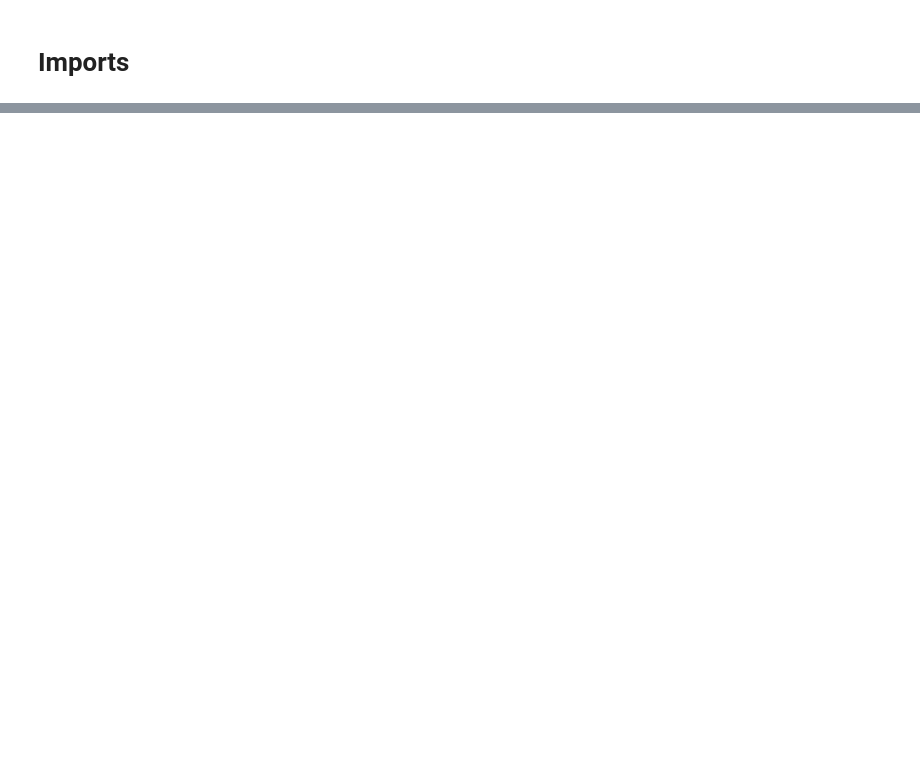
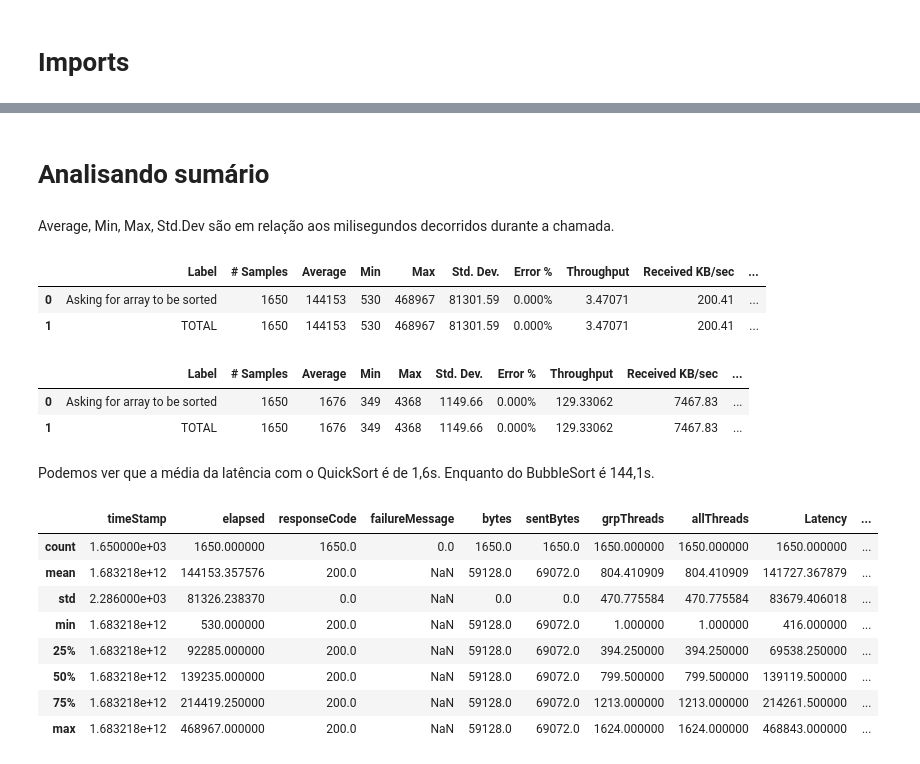
Before and after one commit to joaovictorsl/StressTestingExample, a Jupyter notebook: plots/main.ipynb, the cells around one changed output, grey strips where cells are left out. Saved outputs shown, nothing was run; the diff lists cells and outputs as text; code cells hidden in the pictures; blank space fills up the shorter version.

```diff
--- a/plots/main.ipynb
+++ b/plots/main.ipynb
@@ -34,0 +19,30 @@ Here we'll take look at the allThreads and elapsed columns.
+# %% [markdown]
+# Analisando sumário
+# %% [markdown]
+Average, Min, Max, Std.Dev são em relação aos milisegundos decorridos durante a chamada.
+# %%
+summary_b
+# %% [output]
+|  | Label | # Samples | Average | Min | Max | Std. Dev. | Error % | Throughput | Received KB/sec | ... |
+| 0 | Asking for array to be sorted | 1650 | 144153 | 530 | 468967 | 81301.59 | 0.000% | 3.47071 | 200.41 | ... |
+| 1 | TOTAL | 1650 | 144153 | 530 | 468967 | 81301.59 | 0.000% | 3.47071 | 200.41 | ... |
+# %%
+summary_q
+# %% [output]
+|  | Label | # Samples | Average | Min | Max | Std. Dev. | Error % | Throughput | Received KB/sec | ... |
+| 0 | Asking for array to be sorted | 1650 | 1676 | 349 | 4368 | 1149.66 | 0.000% | 129.33062 | 7467.83 | ... |
+| 1 | TOTAL | 1650 | 1676 | 349 | 4368 | 1149.66 | 0.000% | 129.33062 | 7467.83 | ... |
+# %% [markdown]
+Podemos ver que a média da latência com o QuickSort é de 1,6s. Enquanto do BubbleSort é 144,1s.
+# %%
+df_b.describe()
+# %% [output]
+|  | timeStamp | elapsed | responseCode | failureMessage | bytes | sentBytes | grpThreads | allThreads | Latency | ... |
+| count | 1.650000e+03 | 1650.000000 | 1650.0 | 0.0 | 1650.0 | 1650.0 | 1650.000000 | 1650.000000 | 1650.000000 | ... |
+| mean | 1.683218e+12 | 144153.357576 | 200.0 | NaN | 59128.0 | 69072.0 | 804.410909 | 804.410909 | 141727.367879 | ... |
+| std | 2.286000e+03 | 81326.238370 | 0.0 | NaN | 0.0 | 0.0 | 470.775584 | 470.775584 | 83679.406018 | ... |
+| min | 1.683218e+12 | 530.000000 | 200.0 | NaN | 59128.0 | 69072.0 | 1.000000 | 1.000000 | 416.000000 | ... |
+| 25% | 1.683218e+12 | 92285.000000 | 200.0 | NaN | 59128.0 | 69072.0 | 394.250000 | 394.250000 | 69538.250000 | ... |
+| 50% | 1.683218e+12 | 139235.000000 | 200.0 | NaN | 59128.0 | 69072.0 | 799.500000 | 799.500000 | 139119.500000 | ... |
+| 75% | 1.683218e+12 | 214419.250000 | 200.0 | NaN | 59128.0 | 69072.0 | 1213.000000 | 1213.000000 | 214261.500000 | ... |
+| max | 1.683218e+12 | 468967.000000 | 200.0 | NaN | 59128.0 | 69072.0 | 1624.000000 | 1624.000000 | 468843.000000 | ... |
```
Also changed, not shown: parts of 18 cells of this notebook, 11 other files.
